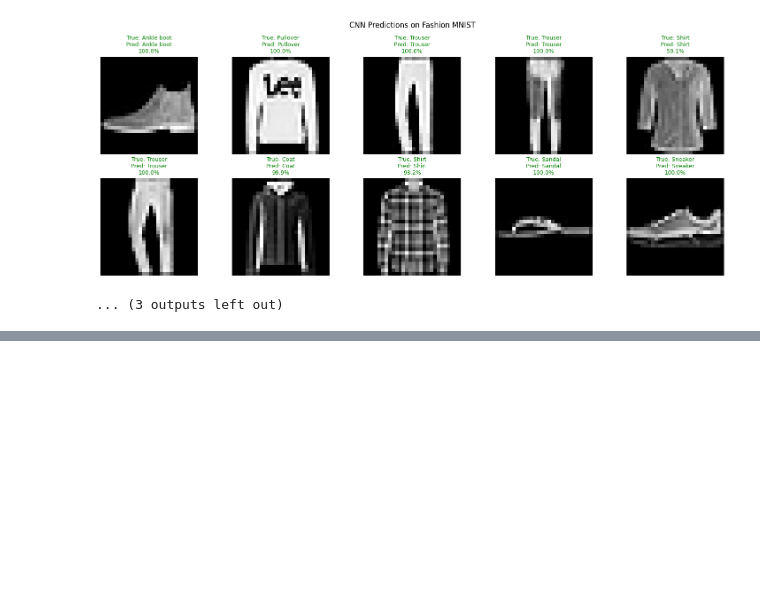
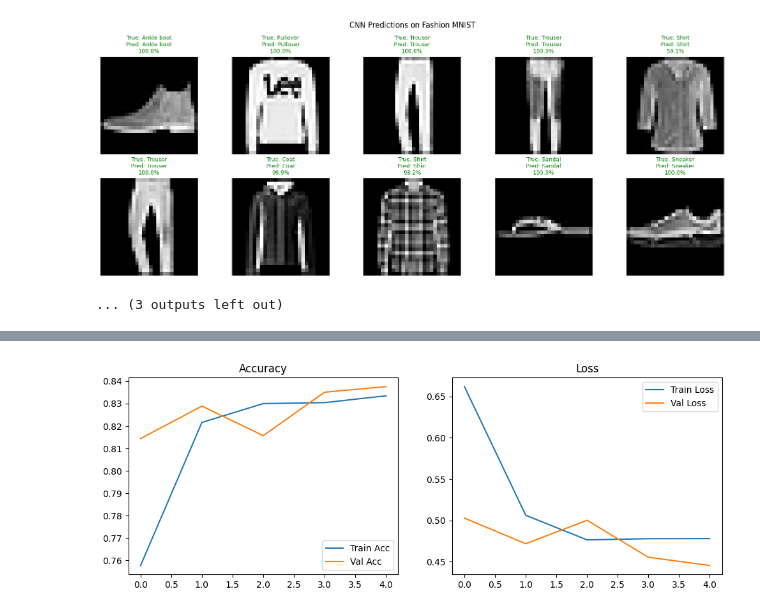
Before and after one commit to KeerthanaSistla/Sem6DeepLearning, a Jupyter notebook: DeepLearningSem6.ipynb, the cells around one changed output, grey strips where cells are left out. Cells and saved outputs as stored; diff of their text form; code cells hidden in the pictures; blank space fills up the shorter version.

```diff
--- a/DeepLearningSem6.ipynb
+++ b/DeepLearningSem6.ipynb
@@ -2508,0 +2936,91 @@ TESTING WITH SAMPLE IMAGES
+# %%
+import tensorflow as tf
+from tensorflow import keras
+from keras import Sequential
+from keras.layers import Conv2D, MaxPooling2D, Dense, Flatten, Dropout
+import matplotlib.pyplot as plt
+import gc
+
+# Clear session
+keras.backend.clear_session()
+
+# 1. LOAD FASHION MNIST
+(x_train, y_train), (x_test, y_test) = keras.datasets.fashion_mnist.load_data()
+
+# Expand dims (grayscale → channel)
+x_train = tf.expand_dims(x_train, axis=-1)
+x_test = tf.expand_dims(x_test, axis=-1)
+
+# 2. PREPROCESS FUNCTION
+def process_image(image, label):
+    image = tf.image.grayscale_to_rgb(image)
+    image = tf.image.resize(image, (112, 112))
+    return image / 255.0, tf.one_hot(label, 10)
+
+train_dataset = tf.data.Dataset.from_tensor_slices((x_train, y_train))
+train_dataset = train_dataset.map(process_image).batch(8).shuffle(1000).prefetch(tf.data.AUTOTUNE)
+
+test_dataset = tf.data.Dataset.from_tensor_slices((x_test, y_test))
+test_dataset = test_dataset.map(process_image).batch(8).prefetch(tf.data.AUTOTUNE)
+
+# 3. MIXED PRECISION
+tf.keras.mixed_precision.set_global_policy('mixed_float16')
+
+# 4. ALEXNET MODEL
+model = Sequential()
+
+model.add(Conv2D(96, (11, 11), strides=(4, 4), activation='relu', input_shape=(112, 112, 3)))
+model.add(MaxPooling2D((3, 3), strides=(2, 2)))
+
+model.add(Conv2D(256, (5, 5), padding='same', activation='relu'))
+model.add(MaxPooling2D((3, 3), strides=(2, 2)))
+
+model.add(Conv2D(384, (3, 3), padding='same', activation='relu'))
+model.add(Conv2D(384, (3, 3), padding='same', activation='relu'))
+model.add(Conv2D(256, (3, 3), padding='same', activation='relu'))
+model.add(MaxPooling2D((3, 3), strides=(2, 2)))
+
+model.add(Flatten())
+model.add(Dense(4096, activation='relu'))
+model.add(Dropout(0.5))
+model.add(Dense(4096, activation='relu'))
+model.add(Dropout(0.5))
+
+model.add(Dense(10, activation='softmax'))
+
+# 5. COMPILE
+model.compile(
+    optimizer=keras.optimizers.Adam(),
+    loss='categorical_crossentropy',
+    metrics=['accuracy']
+)
+
+model.summary()
+
+# 6. TRAIN
+history = model.fit(train_dataset, epochs=5, validation_data=test_dataset)
+
+# 7. EVALUATE
+test_loss, test_acc = model.evaluate(test_dataset)
+print('Test accuracy:', test_acc)
+
+# 8. CLEAN MEMORY
+gc.collect()
+
+# 9. PLOT RESULTS
+plt.figure(figsize=(12, 4))
+
+plt.subplot(1, 2, 1)
+plt.plot(history.history['accuracy'], label='Train Acc')
+plt.plot(history.history['val_accuracy'], label='Val Acc')
+plt.legend()
+plt.title('Accuracy')
+
+plt.subplot(1, 2, 2)
+plt.plot(history.history['loss'], label='Train Loss')
+plt.plot(history.history['val_loss'], label='Val Loss')
+plt.legend()
+plt.title('Loss')
+
+plt.show()
+# %% [output]
@@ -2508,0 +3060 @@ TESTING WITH SAMPLE IMAGES
+[figure, added]
```
Also changed, not shown: parts of 18 cells of this notebook.
